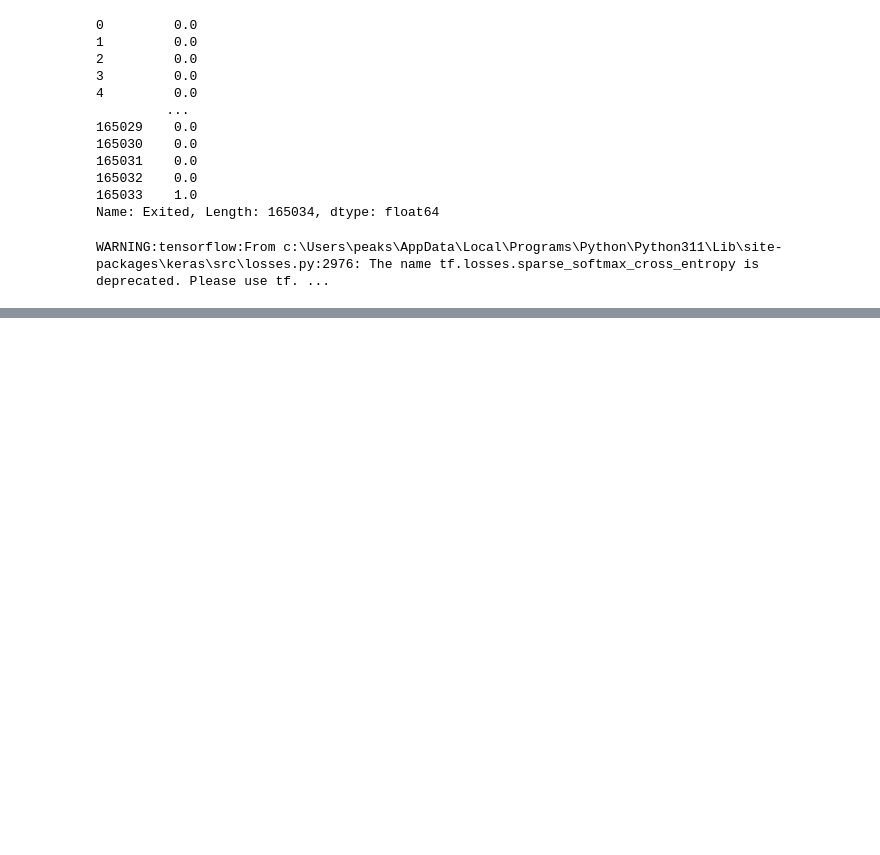
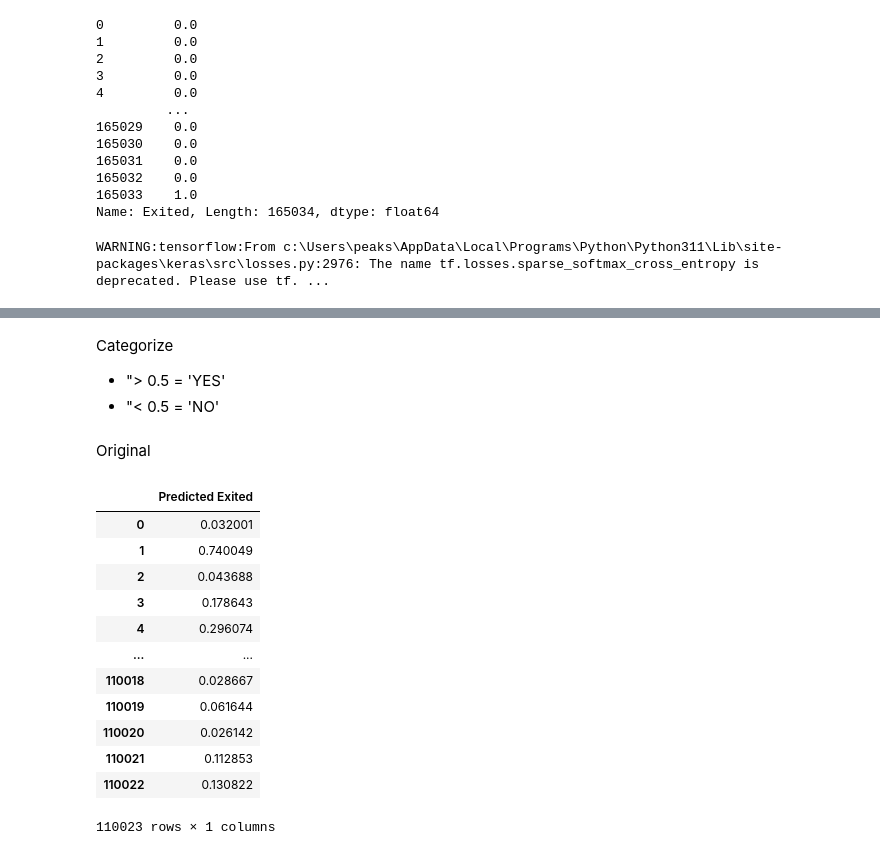
Before and after one commit to peak-pan/Pannathad_2024, a Jupyter notebook: MyKaggle/Binary Classification with a Bank Churn Dataset/Binary Classification with a Bank Churn Dataset-Pannathad.ipynb, the cells around one changed output, grey strips where cells are left out. Cells and saved outputs as stored; diff of their text form; code cells hidden in the pictures; blank space fills up the shorter version.

```diff
--- a/MyKaggle/Binary Classification with a Bank Churn Dataset/Binary Classification with a Bank Churn Dataset-Pannathad.ipynb
+++ b/MyKaggle/Binary Classification with a Bank Churn Dataset/Binary Classification with a Bank Churn Dataset-Pannathad.ipynb
@@ -95,14 +117,12 @@ WARNING:tensorflow:From c:\Users\peaks\AppData\Local\Programs\Python\Python311\L
 # %%
 model = keras.Sequential([
-    layers.Normalization(input_shape=[15,], axis=None),
+    layers.Normalization(input_shape=[13,], axis=None),
     layers.BatchNormalization(),
-    layers.Dense(128, activation='leaky_relu'),
-    layers.BatchNormalization(),
-    layers.Dropout(0.5),
     layers.Dense(64, activation='leaky_relu'),
     layers.BatchNormalization(),
-    layers.Dropout(0.5),
     layers.Dense(32, activation='leaky_relu'),
+    layers.BatchNormalization(),
+    layers.Dense(16, activation='leaky_relu'),
     layers.BatchNormalization(),
     layers.Dense(1, activation='sigmoid')
 ]
@@ -110,7 +130,8 @@ model = keras.Sequential([
 # %%
 model.compile(
     optimizer=keras.optimizers.Adam(learning_rate=0.1),
-    loss='mean_squared_error')
+    loss=keras.losses.binary_crossentropy,
+    metrics=['accuracy'])
 # %%
 model.summary()
 # %% [output]
@@ -133,0 +186,4 @@ _________________________________________________________________
+# %% [markdown]
+Categorize
+- "> 0.5 = 'YES'
+- "< 0.5 = 'NO'
@@ -133,0 +198,19 @@ _________________________________________________________________
+# %% [markdown]
+Original
+# %%
+df_y = pd.DataFrame(y_col,columns=['Predicted Exited'])
+df_y
+# %% [output]
+|  | Predicted Exited |
+| 0 | 0.032001 |
+| 1 | 0.740049 |
+| 2 | 0.043688 |
+| 3 | 0.178643 |
+| 4 | 0.296074 |
+| ... | ... |
+| 110018 | 0.028667 |
+| 110019 | 0.061644 |
+| 110020 | 0.026142 |
+| 110021 | 0.112853 |
+| 110022 | 0.130822 |
+110023 rows × 1 columns
```
Also changed, not shown: parts of 25 cells of this notebook.
